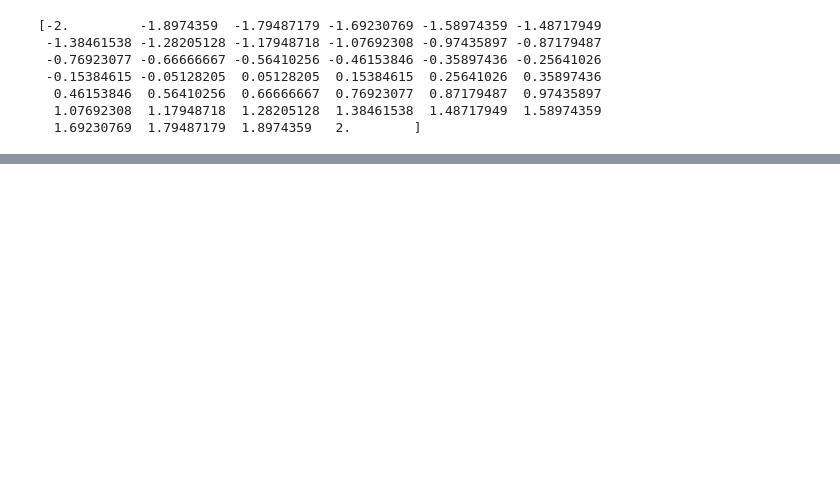
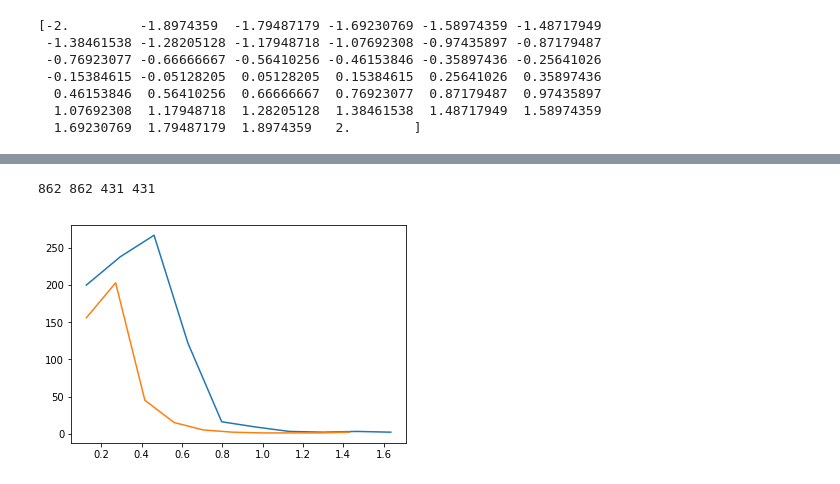
Before and after one commit to fbruenig/dmrt, a Jupyter notebook: tutorials/pydmrt_tutorial.ipynb, the cells around one changed output, grey strips where cells are left out. Saved outputs shown, nothing was run; the diff lists cells and outputs as text; code cells hidden in the pictures; blank space fills up the shorter version.

```diff
--- a/tutorials/pydmrt_tutorial.ipynb
+++ b/tutorials/pydmrt_tutorial.ipynb
@@ -60,0 +59,13 @@ tms
+# %%
+dists,tms,cts,upts,fptDist,tptDist = difft.compute(inp[:,:2], mode='mfptcrossdist',radii=radii,verb=True)
+print(len(fptDist[5][10]),cts[5][10],len(tptDist[5][10]),upts[5][10])
+# %% [output]
+862 862 431 431
+# %%
+hist, bins = np.histogram(fptDist[5][10])
+plt.plot(bins[:-1],hist)
+hist, bins = np.histogram(tptDist[5][10])
+plt.plot(bins[:-1],hist)
+plt.show()
+# %% [output]
+[figure, added]
```
Also changed, not shown: parts of 3 cells of this notebook, 3 other files.
